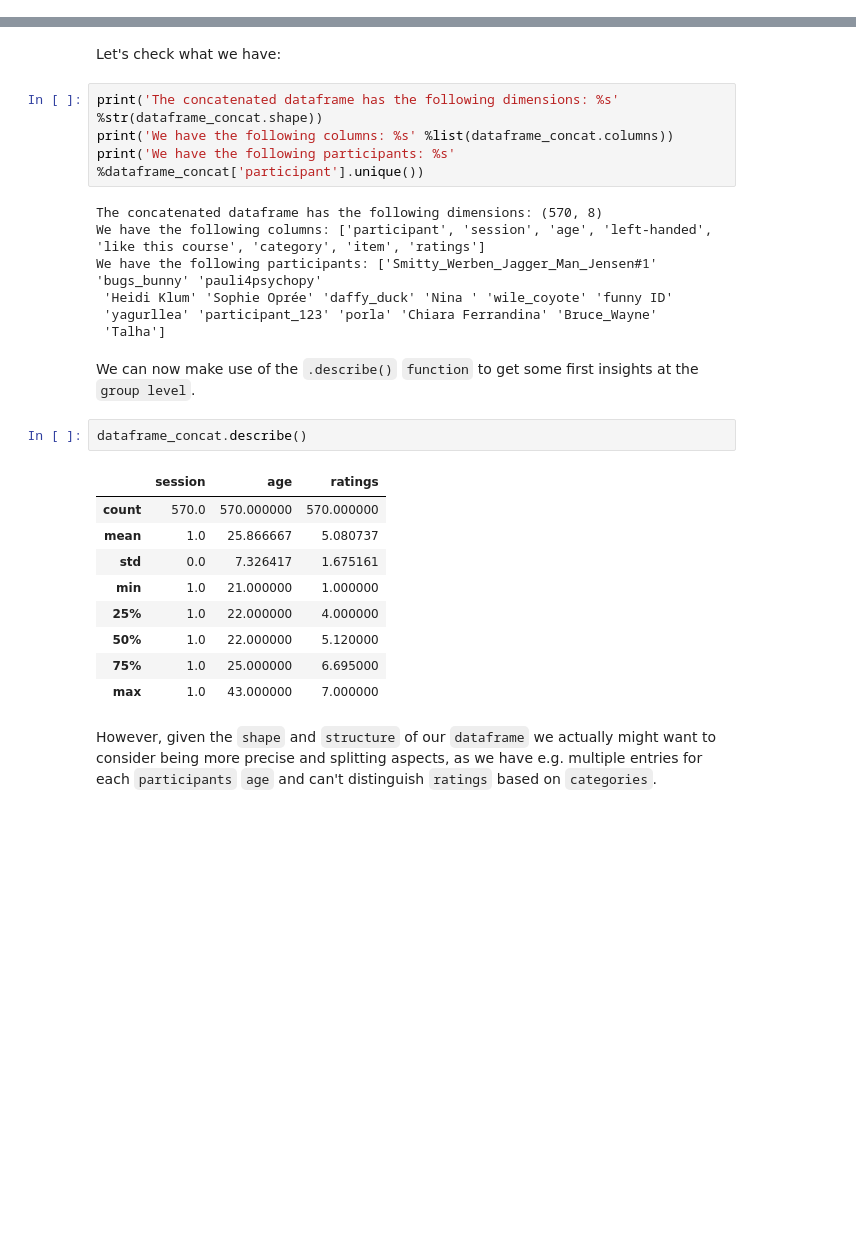
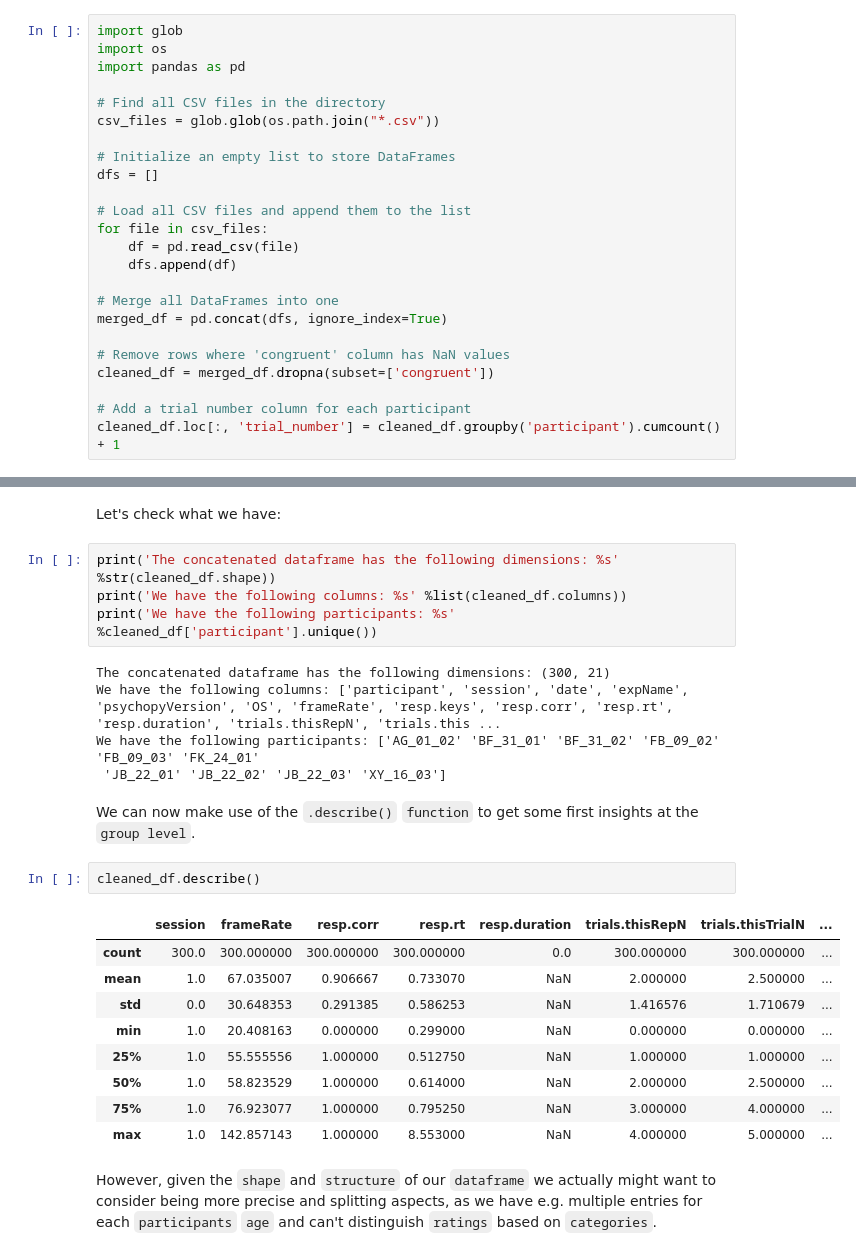
Before and after one commit to MarkovYu/Python_For_Psychologists_24, a Jupyter notebook: lecture/_build/jupyter_execute/analyses/intro_data_analyzes_visualization.ipynb, the cells around one changed output, grey strips where cells are left out. Drawn from its saved outputs; the diff is of its cells as text; blank space fills up the shorter version.

```diff
--- a/lecture/_build/jupyter_execute/analyses/intro_data_analyzes_visualization.ipynb
+++ b/lecture/_build/jupyter_execute/analyses/intro_data_analyzes_visualization.ipynb
@@ -951,0 +902,24 @@ dataframe_concat.reset_index(drop=True, inplace=True)
+# %%
+import glob
+import os
+import pandas as pd
+
+# Find all CSV files in the directory
+csv_files = glob.glob(os.path.join("*.csv"))
+
+# Initialize an empty list to store DataFrames
+dfs = []
+
+# Load all CSV files and append them to the list
+for file in csv_files:
+    df = pd.read_csv(file)
+    dfs.append(df)
+
+# Merge all DataFrames into one
+merged_df = pd.concat(dfs, ignore_index=True)
+
+# Remove rows where 'congruent' column has NaN values
+cleaned_df = merged_df.dropna(subset=['congruent'])
+
+# Add a trial number column for each participant
+cleaned_df.loc[:, 'trial_number'] = cleaned_df.groupby('participant').cumcount() + 1
@@ -952,30 +947,28 @@ dataframe_concat.reset_index(drop=True, inplace=True)
 # %% [markdown]
 Let's check what we have:
 # %%
-print('The concatenated dataframe has the following dimensions: %s' %str(dataframe_concat.shape))
-print('We have the following columns: %s' %list(dataframe_concat.columns))
-print('We have the following participants: %s' %dataframe_concat['participant'].unique())
+print('The concatenated dataframe has the following dimensions: %s' %str(cleaned_df.shape))
+print('We have the following columns: %s' %list(cleaned_df.columns))
+print('We have the following participants: %s' %cleaned_df['participant'].unique())
 # %% [output]
-The concatenated dataframe has the following dimensions: (570, 8)
-We have the following columns: ['participant', 'session', 'age', 'left-handed', 'like this course', 'category', 'item', 'ratings']
-We have the following participants: ['Smitty_Werben_Jagger_Man_Jensen#1' 'bugs_bunny' 'pauli4psychopy'
- 'Heidi Klum' 'Sophie Oprée' 'daffy_duck' 'Nina ' 'wile_coyote' 'funny ID'
- 'yagurllea' 'participant_123' 'porla' 'Chiara Ferrandina' 'Bruce_Wayne'
- 'Talha']
+The concatenated dataframe has the following dimensions: (300, 21)
+We have the following columns: ['participant', 'session', 'date', 'expName', 'psychopyVersion', 'OS', 'frameRate', 'resp.keys', 'resp.corr', 'resp.rt', 'resp.duration', 'trials.thisRepN', 'trials.this ...
+We have the following participants: ['AG_01_02' 'BF_31_01' 'BF_31_02' 'FB_09_02' 'FB_09_03' 'FK_24_01'
+ 'JB_22_01' 'JB_22_02' 'JB_22_03' 'XY_16_03']
 # %% [markdown]
 We can now make use of the `.describe()` `function` to get some first insights at the `group level`.
 # %%
-dataframe_concat.describe()
+cleaned_df.describe()
 # %% [output]
-|  | session | age | ratings |
-| count | 570.0 | 570.000000 | 570.000000 |
-| mean | 1.0 | 25.866667 | 5.080737 |
-| std | 0.0 | 7.326417 | 1.675161 |
-| min | 1.0 | 21.000000 | 1.000000 |
-| 25% | 1.0 | 22.000000 | 4.000000 |
-| 50% | 1.0 | 22.000000 | 5.120000 |
-| 75% | 1.0 | 25.000000 | 6.695000 |
-| max | 1.0 | 43.000000 | 7.000000 |
+|  | session | frameRate | resp.corr | resp.rt | resp.duration | trials.thisRepN | trials.thisTrialN | ... |
+| count | 300.0 | 300.000000 | 300.000000 | 300.000000 | 0.0 | 300.000000 | 300.000000 | ... |
+| mean | 1.0 | 67.035007 | 0.906667 | 0.733070 | NaN | 2.000000 | 2.500000 | ... |
+| std | 0.0 | 30.648353 | 0.291385 | 0.586253 | NaN | 1.416576 | 1.710679 | ... |
+| min | 1.0 | 20.408163 | 0.000000 | 0.299000 | NaN | 0.000000 | 0.000000 | ... |
+| 25% | 1.0 | 55.555556 | 1.000000 | 0.512750 | NaN | 1.000000 | 1.000000 | ... |
+| 50% | 1.0 | 58.823529 | 1.000000 | 0.614000 | NaN | 2.000000 | 2.500000 | ... |
+| 75% | 1.0 | 76.923077 | 1.000000 | 0.795250 | NaN | 3.000000 | 4.000000 | ... |
+| max | 1.0 | 142.857143 | 1.000000 | 8.553000 | NaN | 4.000000 | 5.000000 | ... |
 # %% [markdown]
 However, given the `shape` and `structure` of our `dataframe` we actually might want to consider being more precise and splitting aspects, as we have e.g. multiple entries for each `participants` `age` and can't distinguish `ratings` based on `categories`.
 # %% [markdown]
```
Also changed, not shown: parts of 59 cells of this notebook, 13 other files.
